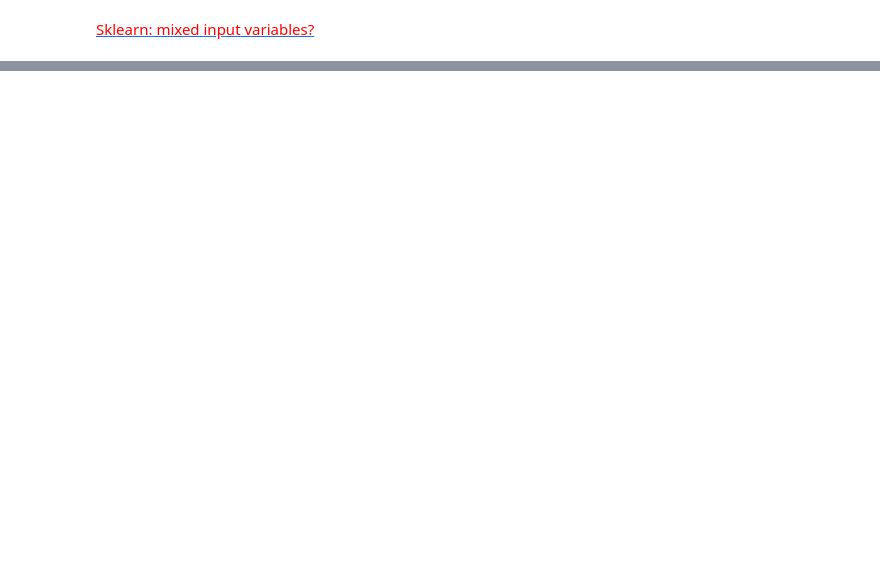
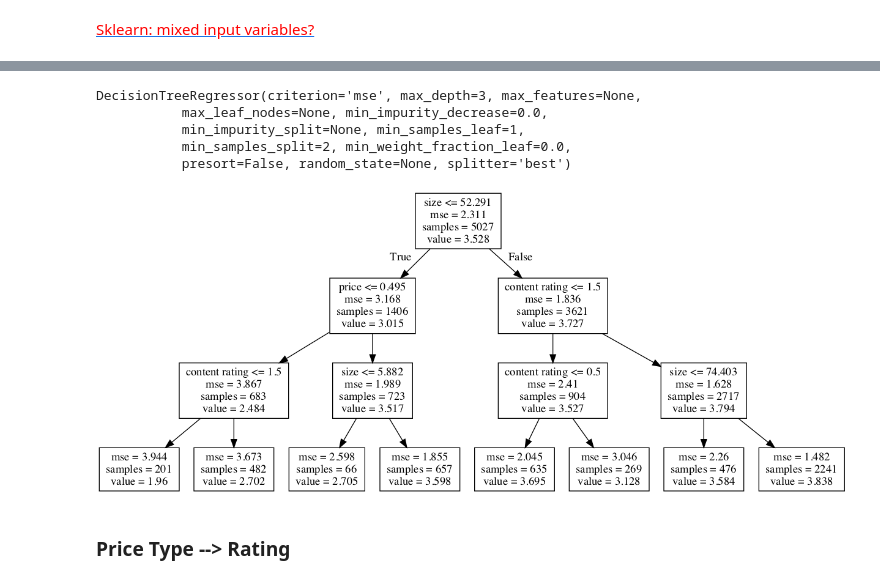
Before and after one commit to claireyyf/DA-Project, a Jupyter notebook: Machine Learning.ipynb, the cells around one changed output, grey strips where cells are left out. Cells and saved outputs as stored; diff of their text form; code cells hidden in the pictures; blank space fills up the shorter version.

Commit message:
Add code for regression trees and Clean

```diff
--- a/Machine Learning.ipynb
+++ b/Machine Learning.ipynb
@@ -83 +166,5 @@ google[google.price>50]
+# %%
+#take out price outliers
+apple = apple[apple['price']<=50]
+google = google[google['price']<=50]
 # %% [markdown]
@@ -118,10 +218,10 @@ apple.head()
 # %%
 #Rating as DV
-#IV: size, price/type, category, content
+#IV: size, price, category, content
 #should not have price and type together as they directly correlate with one another
-train, test = train_test_split(apple, test_size = 0.3)
-x_train = train.iloc[0:,[1,2,10,11]]
-y_train = train[['rating']]
-x_test = test.iloc[0:,[1,2,10,11]]
-y_test = test[['rating']]
+train_a, test_a = train_test_split(apple, test_size = 0.3)
+x_train_a1 = train_a.iloc[0:,[1,2,10,11]]
+y_train_a1 = train_a[['rating']]
+x_test_a1 = test_a.iloc[0:,[1,2,10,11]]
+y_test_a1 = test_a[['rating']]
 # %%
@@ -129,6 +236,10 @@ x_train.head()
-# %%
-model = tree.DecisionTreeRegressor(max_depth=3)
-#model = DecisionTreeRegressor(max_depth = 3)
-model.fit(x_train,y_train)
+# %%
+model.fit(x_train_a1,y_train_a1)
+# %% [output]
+DecisionTreeRegressor(criterion='mse', max_depth=3, max_features=None,
+           max_leaf_nodes=None, min_impurity_decrease=0.0,
+           min_impurity_split=None, min_samples_leaf=1,
+           min_samples_split=2, min_weight_fraction_leaf=0.0,
+           presort=False, random_state=None, splitter='best')
 # %%
 # !pip install pydotplus --upgrade
@@ -135,12 +249,16 @@ model.fit(x_train,y_train)
 # %%
-feature_names = ['price','category','content rating']
-from IPython.display import Image
+feature_names = ['size','price','category','content rating']
+# from IPython.display import Image
 dot_data = tree.export_graphviz(model, out_file=None,feature_names=feature_names)
-import pydotplus
+# import pydotplus
 
 graph = pydotplus.graphviz.graph_from_dot_data(dot_data)
 
 Image(graph.create_png())
 
 #Need to figure out how to convert back the dummies
 #Manually draw the tree elsewhere?
+# %% [output]
+[figure, added]
+# %% [markdown]
+<h3>Price Type --> Rating</h3>
```
Also changed, not shown: parts of 50 cells of this notebook, 1 other file.
